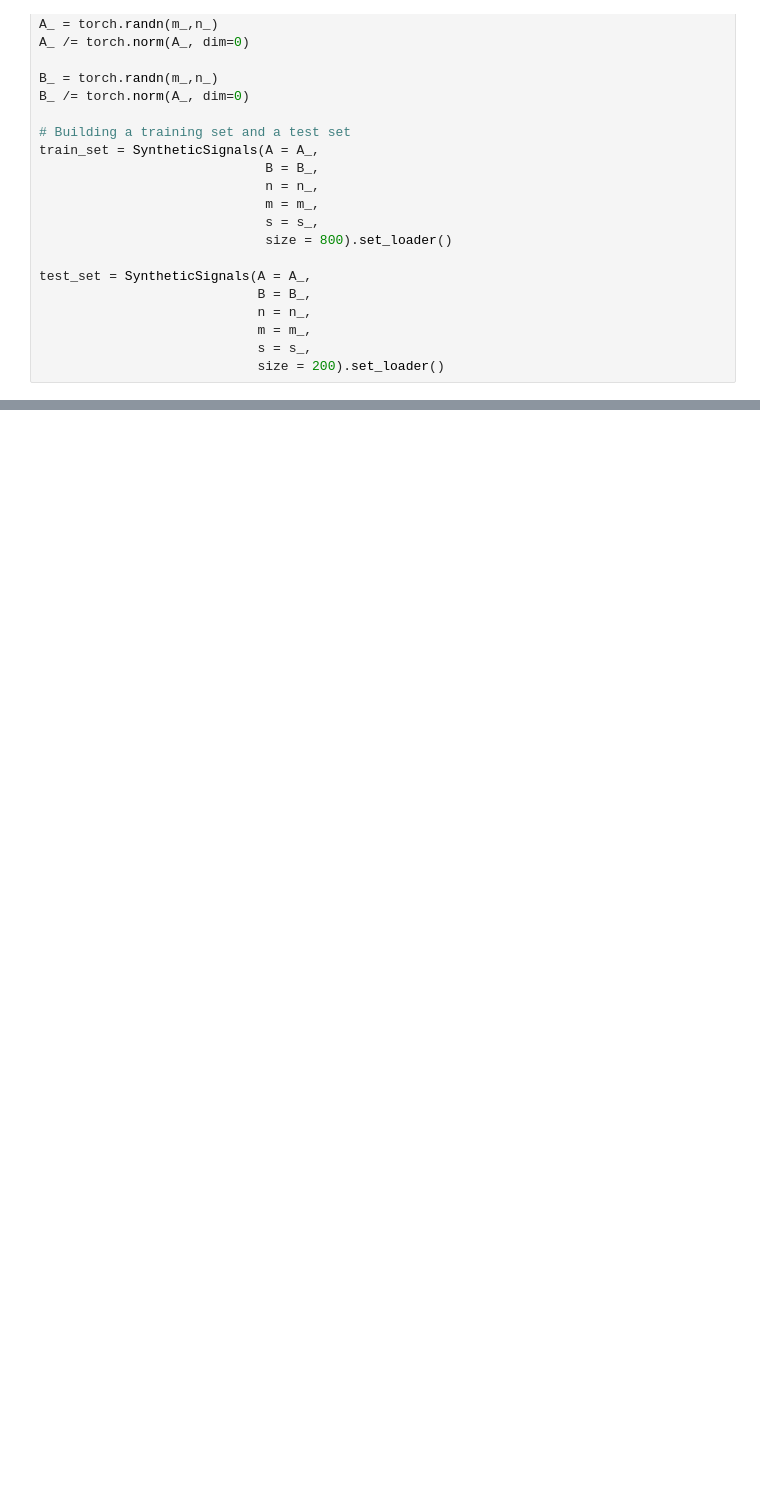
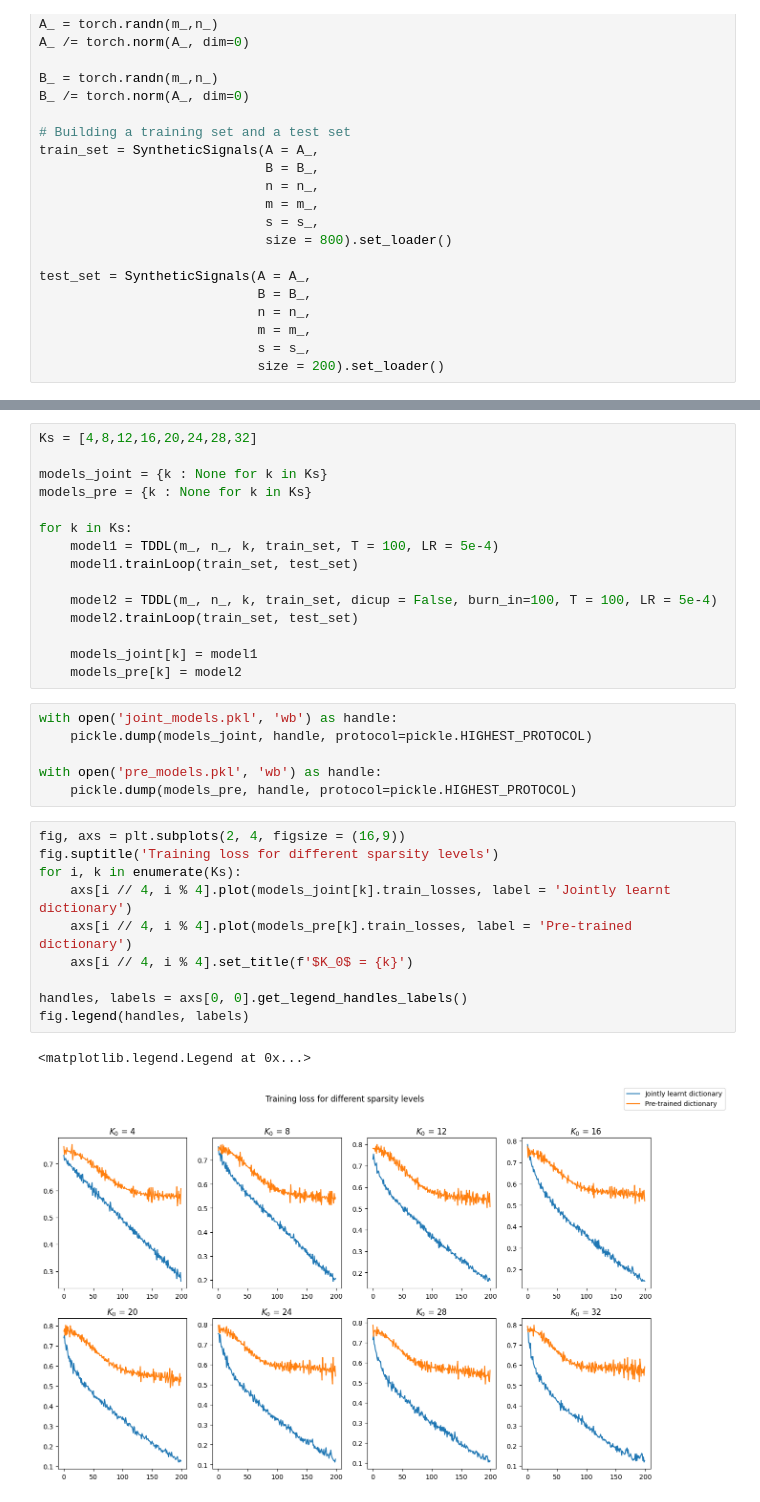
Before and after one commit to LeoDiNino97/TaskDrivenDictionaryLearning, a Jupyter notebook: classification_primer.ipynb, the cells around one changed output, grey strips where cells are left out. Cells and saved outputs as stored; diff of their text form; blank space fills up the shorter version.

```diff
--- a/classification_primer.ipynb
+++ b/classification_primer.ipynb
@@ -275,0 +304,34 @@ plt.yscale('log')
+# %%
+Ks = [4,8,12,16,20,24,28,32]
+
+models_joint = {k : None for k in Ks}
+models_pre = {k : None for k in Ks}
+
+for k in Ks:
+    model1 = TDDL(m_, n_, k, train_set, T = 100, LR = 5e-4)
+    model1.trainLoop(train_set, test_set)
+
+    model2 = TDDL(m_, n_, k, train_set, dicup = False, burn_in=100, T = 100, LR = 5e-4)
+    model2.trainLoop(train_set, test_set)
+
+    models_joint[k] = model1
+    models_pre[k] = model2
+# %%
+with open('joint_models.pkl', 'wb') as handle:
+    pickle.dump(models_joint, handle, protocol=pickle.HIGHEST_PROTOCOL)
+
+with open('pre_models.pkl', 'wb') as handle:
+    pickle.dump(models_pre, handle, protocol=pickle.HIGHEST_PROTOCOL)
+# %%
+fig, axs = plt.subplots(2, 4, figsize = (16,9))
+fig.suptitle('Training loss for different sparsity levels')
+for i, k in enumerate(Ks):
+    axs[i // 4, i % 4].plot(models_joint[k].train_losses, label = 'Jointly learnt dictionary')
+    axs[i // 4, i % 4].plot(models_pre[k].train_losses, label = 'Pre-trained dictionary')
+    axs[i // 4, i % 4].set_title(f'$K_0$ = {k}')
+
+handles, labels = axs[0, 0].get_legend_handles_labels()
+fig.legend(handles, labels)
+# %% [output]
+<matplotlib.legend.Legend at 0x...>
+[figure, added]
```
Also changed, not shown: parts of 12 cells of this notebook, 2 other files.
